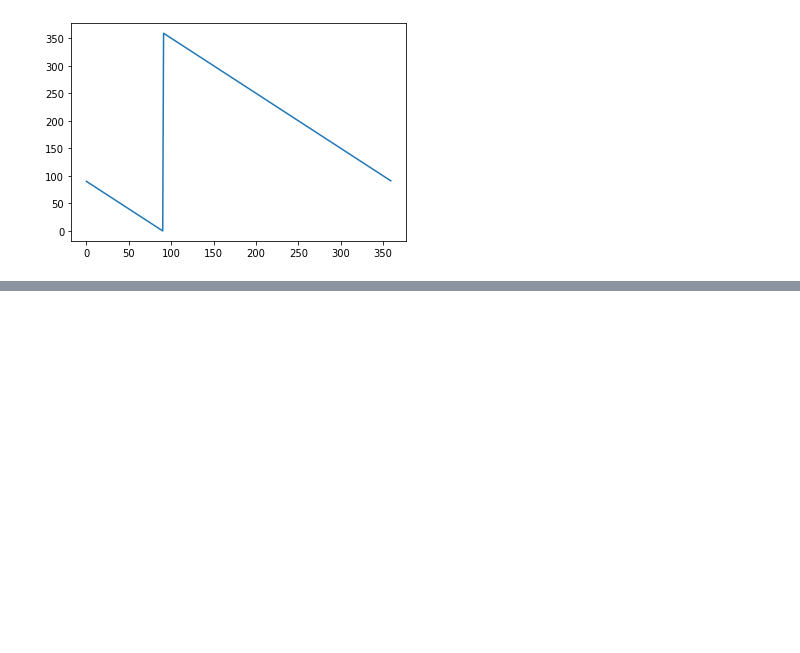
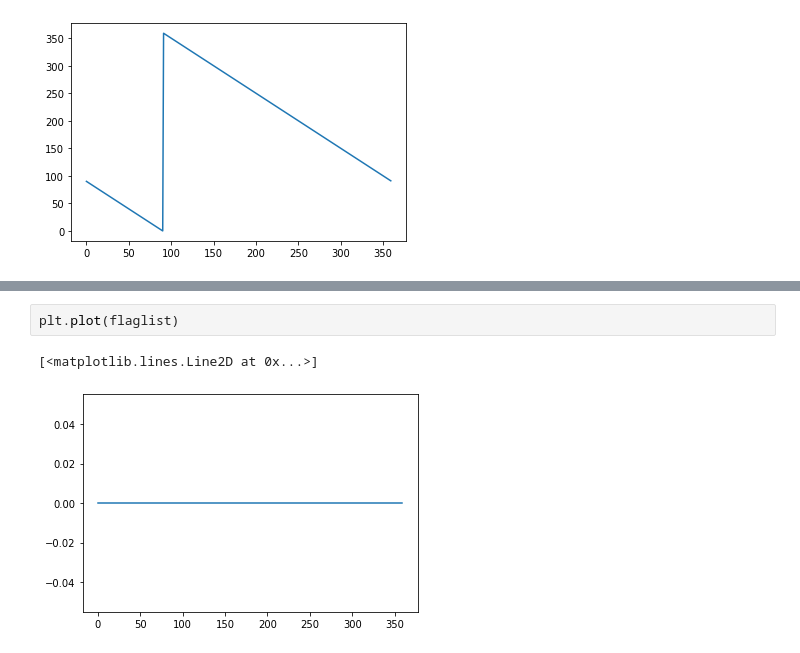
Before and after one commit to choeoliv/SVPWM, a Jupyter notebook: nb1.ipynb, the cells around one changed output, grey strips where cells are left out. Drawn from its saved outputs; the diff is of its cells as text; blank space fills up the shorter version.

```diff
--- a/nb1.ipynb
+++ b/nb1.ipynb
@@ -303,3 +312,8 @@ plt.plot(T0list)
+# %%
+plt.plot(flaglist)
+# %% [output]
+[<matplotlib.lines.Line2D at 0x...>]
+[figure, added]
 # %%
 plt.plot(T1list)
 # %% [output]
```
Also changed, not shown: parts of 18 cells of this notebook, 1 other file.
